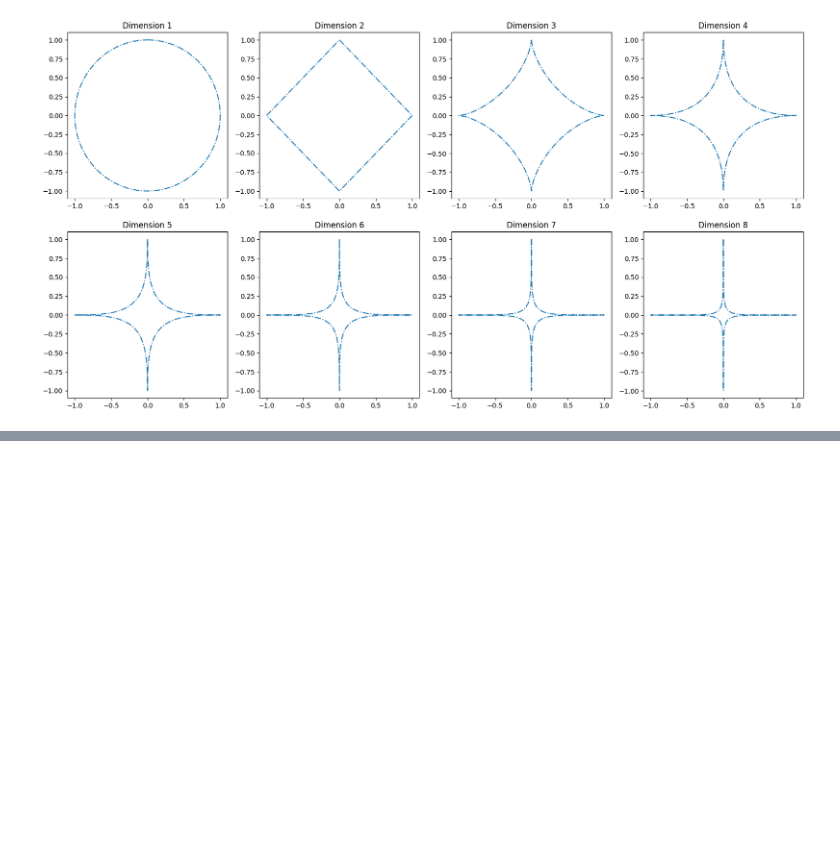
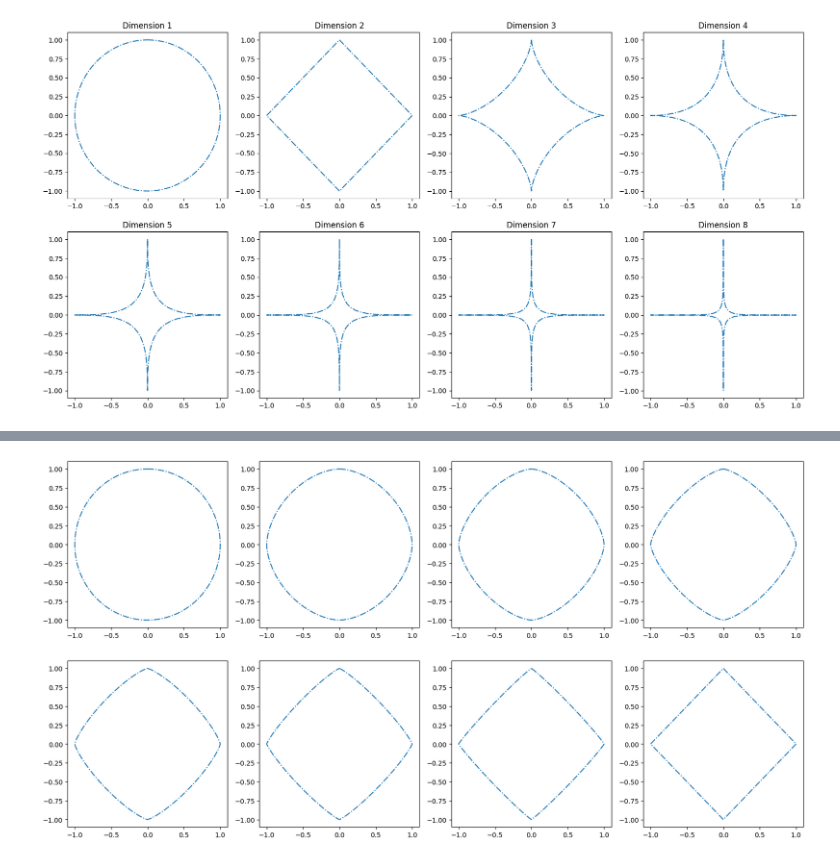
Before and after one commit to itsadhin/Visualizing_Higher_dimensions, a Jupyter notebook: Math.ipynb, the cells around one changed output, grey strips where cells are left out. Drawn from its saved outputs; the diff is of its cells as text; code cells hidden in the pictures; blank space fills up the shorter version.

```diff
--- a/Math.ipynb
+++ b/Math.ipynb
@@ -194,0 +223,12 @@ for n,i in enumerate(D):
+# %%
+theta = np.linspace(0, 2*np.pi,100)
+fig, axes = plt.subplots(2, 4, figsize=(20, 10))
+axes = axes.flatten()
+D = np.linspace(1,2,8)
+for n,i in enumerate(D):
+    ax = axes[n]
+    x = np.sign(np.sin(theta))*np.abs(np.sin(theta))**i
+    y = np.sign(np.cos(theta))*np.abs(np.cos(theta))**i
+    ax.plot(x,y,linestyle='-.')
+# %% [output]
+[figure, added]
```
Also changed, not shown: parts of 17 cells of this notebook.
